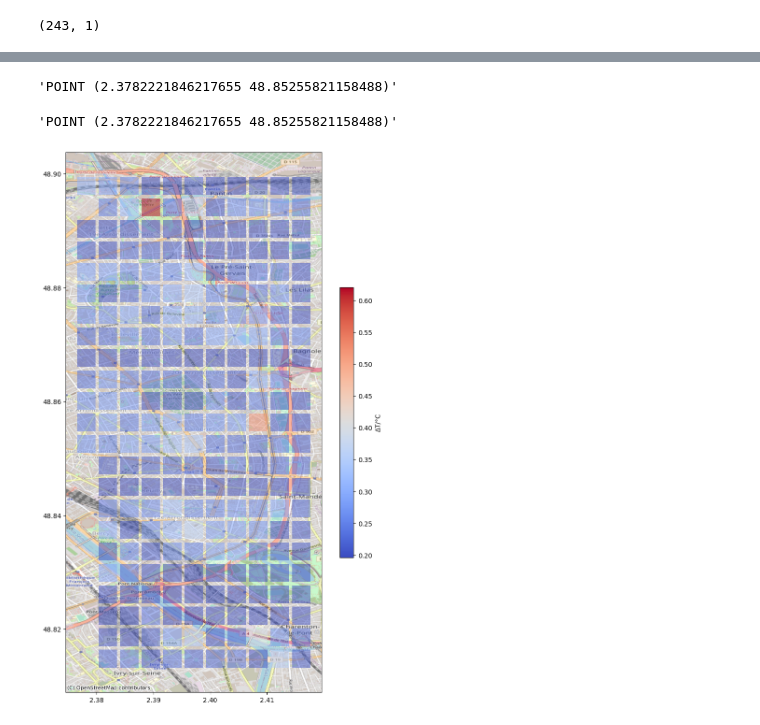
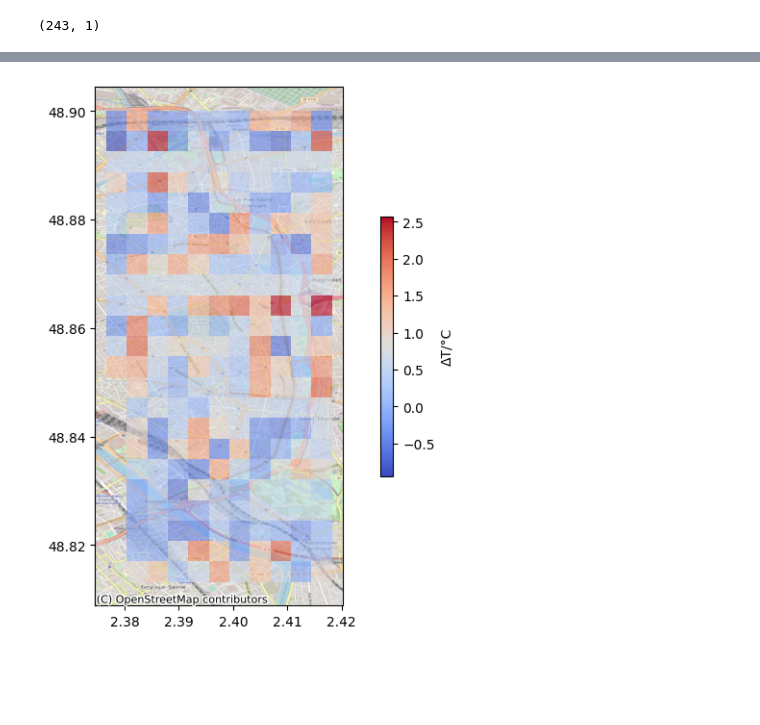
Before and after one commit to b-fa-ce/future_proofing_cities, a Jupyter notebook: notebooks/model/model.ipynb, the cells around one changed output, grey strips where cells are left out. Saved outputs shown, nothing was run; the diff lists cells and outputs as text; code cells hidden in the pictures; blank space fills up the shorter version.

```diff
--- a/notebooks/model/model.ipynb
+++ b/notebooks/model/model.ipynb
@@ -362,6 +335,3 @@ X_train.shape
-# %%
-bb = get_sub_tiles(prep_features, 6, 6)[1]
-bb_train, bb_test = bb[:700], bb[700:]
 # %%
 sns.histplot(y, bins = 20, kde = True)
 # %% [output]
@@ -401,7 +371,9 @@ compile_model(model, learning_rate = .2)
 ✅ model compiled
 <keras.engine.sequential.Sequential at 0x...>
 # %%
-model, history = train_model(model, X_train, y_train, patience = 10)
+model, history = train_model(model,
+                             X_train,
+                             y_train, patience = 5, batch_size=25)
 # %% [output]
 Train model...
 
@@ -469,0 +400,2 @@ array([[0.4164981],
+# %%
+y_pred = model.predict(X_test_2)
@@ -474,10 +408,13 @@ y_pred.shape
 # %% [output]
 (243, 1)
 # %%
-tiles = np.array([get_corners([bb])[0] for bb in bb_test])
+bb_new = get_sub_tiles(prep_features, 32, 32)[1]
+print(bb_new.shape)
+
+tiles = np.array([get_corners([bb])[0] for bb in bb_new])
 x_tiles = tiles[:,:,0]
 y_tiles = tiles[:,:,1]
 
-for i in np.arange(100):
+for i in range(len(bb_new)):
     plt.plot(x_tiles[i], y_tiles[i], marker ="o")
 # %% [output]
@@ -504,21 +442,13 @@ pred_gdf
 243 rows × 3 columns
 # %%
 pred_gdf.to_file('../../data/processed_data/Paris/Paris_viz.geojson',  driver='GeoJSON')
-# %%
-[pred_gdf.geometry[i].centroid.wkt for i in np.arange(len(pred_gdf))][0]
-# %% [output]
-'POINT (2.3782221846217655 48.85255821158488)'
-# %%
-pred_gdf.geometry[0].centroid.wkt
-# %% [output]
-'POINT (2.3782221846217655 48.85255821158488)'
 # %%
-fig, ax = plt.subplots(figsize = (10,15))
-pred_gdf.plot(column = 'LST_diff', ax = ax, alpha = .5, cmap = 'coolwarm',\
+fig, ax = plt.subplots(figsize = (10,7))
+pred_gdf.plot(column = 'LST_diff', ax = ax, alpha = .6, cmap = 'coolwarm',\
     legend = True,legend_kwds={'shrink': 0.5, 'label': 'ΔT/°C'})
 ctx.add_basemap(ax,  crs='EPSG:4326', source=ctx.providers.OpenStreetMap.Mapnik)
 # %% [output]
-[figure, old version]
+[figure, new version]
 # %%
 plt.plot(y)
 # %% [output]
```
Also changed, not shown: parts of 21 cells of this notebook, 14 other files.
